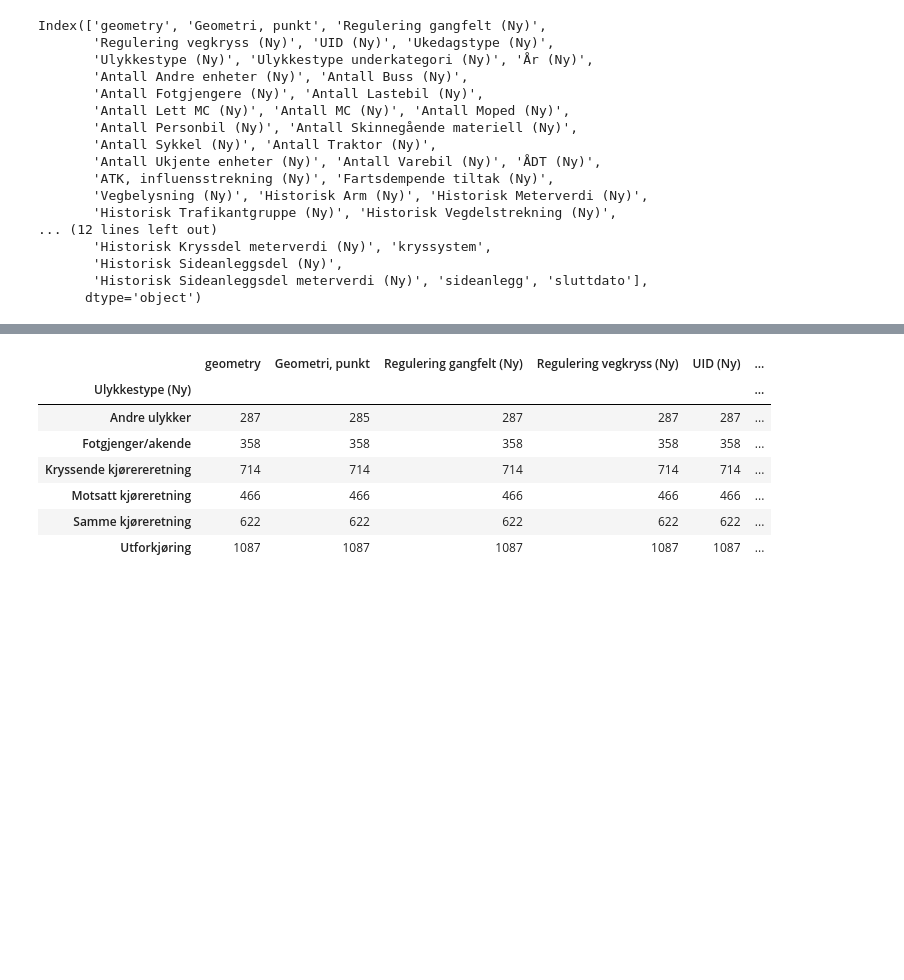
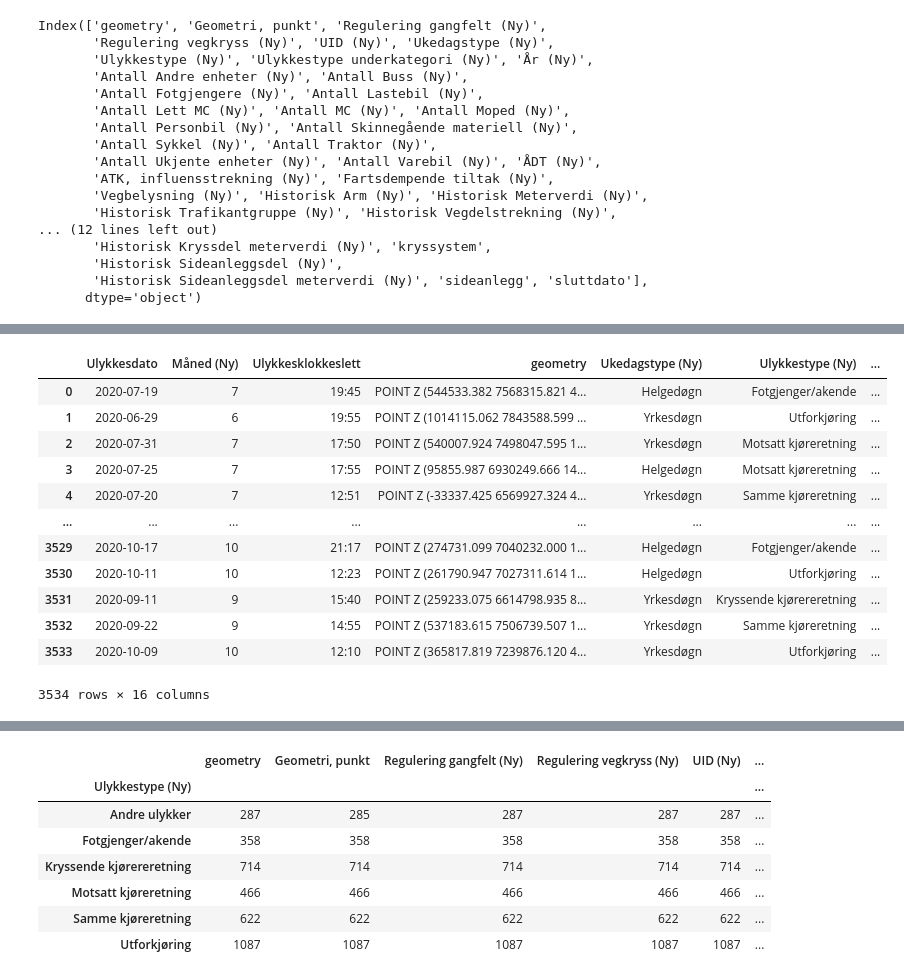
Before and after one commit to matsmichelsen/data-science-template, a Jupyter notebook: notebooks/traffic_accidents.ipynb, the cells around one changed output, grey strips where cells are left out. Cells and saved outputs as stored; diff of their text form; code cells hidden in the pictures; blank space fills up the shorter version.

```diff
--- a/notebooks/traffic_accidents.ipynb
+++ b/notebooks/traffic_accidents.ipynb
@@ -73,0 +78,16 @@ df
+# %%
+df_1
+# %% [output]
+|  | Ulykkesdato | Måned (Ny) | Ulykkesklokkeslett | geometry | Ukedagstype (Ny) | Ulykkestype (Ny) | ... |
+| 0 | 2020-07-19 | 7 | 19:45 | POINT Z (544533.382 7568315.821 4... | Helgedøgn | Fotgjenger/akende | ... |
+| 1 | 2020-06-29 | 6 | 19:55 | POINT Z (1014115.062 7843588.599 ... | Yrkesdøgn | Utforkjøring | ... |
+| 2 | 2020-07-31 | 7 | 17:50 | POINT Z (540007.924 7498047.595 1... | Yrkesdøgn | Motsatt kjøreretning | ... |
+| 3 | 2020-07-25 | 7 | 17:55 | POINT Z (95855.987 6930249.666 14... | Helgedøgn | Motsatt kjøreretning | ... |
+| 4 | 2020-07-20 | 7 | 12:51 | POINT Z (-33337.425 6569927.324 4... | Yrkesdøgn | Samme kjøreretning | ... |
+| ... | ... | ... | ... | ... | ... | ... | ... |
+| 3529 | 2020-10-17 | 10 | 21:17 | POINT Z (274731.099 7040232.000 1... | Helgedøgn | Fotgjenger/akende | ... |
+| 3530 | 2020-10-11 | 10 | 12:23 | POINT Z (261790.947 7027311.614 1... | Helgedøgn | Utforkjøring | ... |
+| 3531 | 2020-09-11 | 9 | 15:40 | POINT Z (259233.075 6614798.935 8... | Yrkesdøgn | Kryssende kjørereretning | ... |
+| 3532 | 2020-09-22 | 9 | 14:55 | POINT Z (537183.615 7506739.507 1... | Yrkesdøgn | Samme kjøreretning | ... |
+| 3533 | 2020-10-09 | 10 | 12:10 | POINT Z (365817.819 7239876.120 4... | Yrkesdøgn | Utforkjøring | ... |
+3534 rows × 16 columns
```
Also changed, not shown: parts of 11 cells of this notebook.
